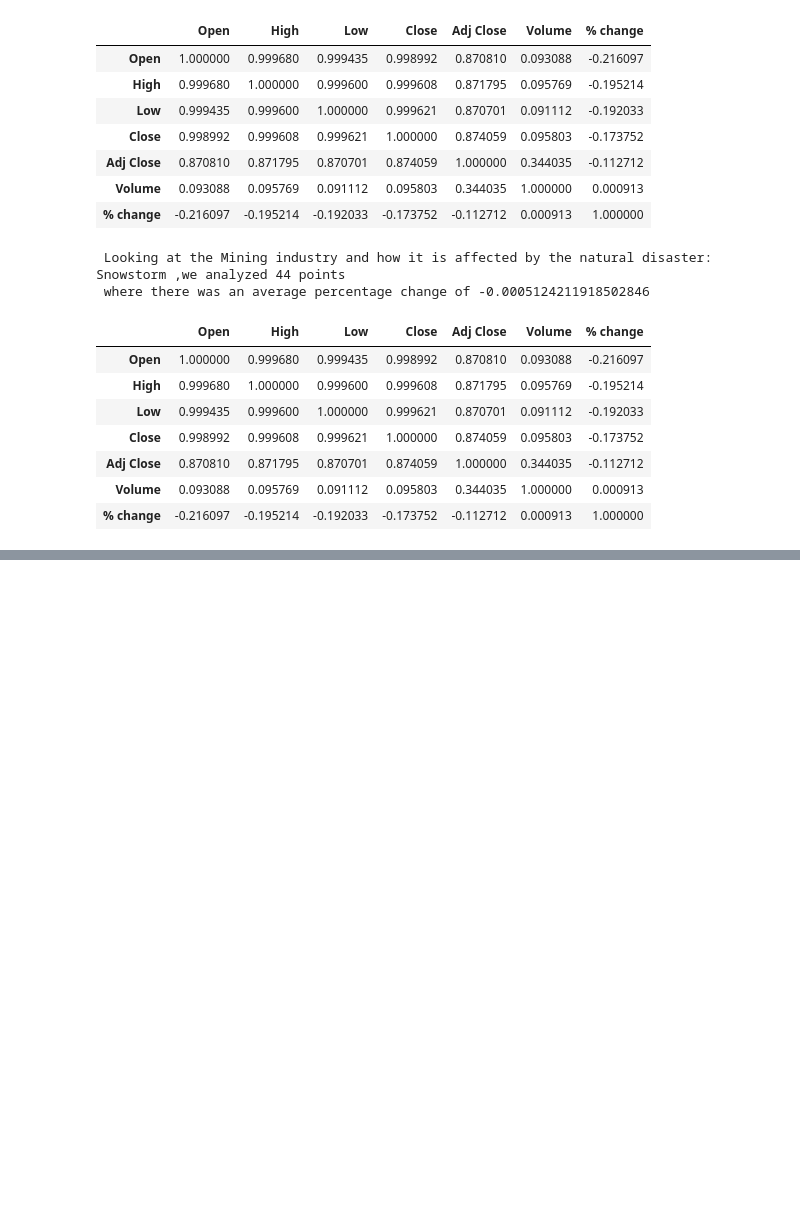
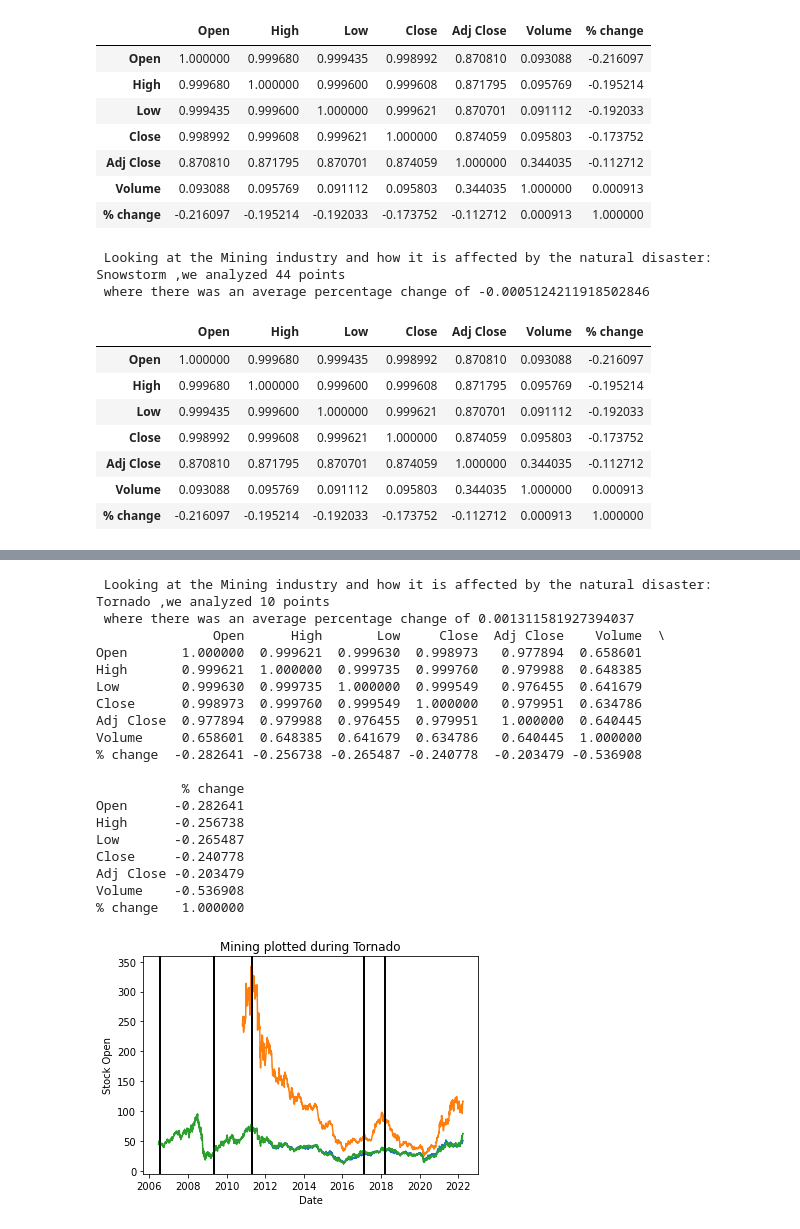
Before and after one commit to zessesni/CMSE202Financial3, a Jupyter notebook: CMSE 202 Financial 3 Official.ipynb, the cells around one changed output, grey strips where cells are left out. Cells and saved outputs as stored; diff of their text form; code cells hidden in the pictures; blank space fills up the shorter version.

```diff
--- a/CMSE 202 Financial 3 Official.ipynb
+++ b/CMSE 202 Financial 3 Official.ipynb
@@ -561,3 +714,26 @@ def f3(Industry, Natural_Disaster):
+# %%
+f3('Mining', 'Tornado')
+# %% [output]
+ Looking at the Mining industry and how it is affected by the natural disaster: Tornado ,we analyzed 10 points
+ where there was an average percentage change of 0.001311581927394037
+               Open      High       Low     Close  Adj Close    Volume  \
+Open       1.000000  0.999621  0.999630  0.998973   0.977894  0.658601
+High       0.999621  1.000000  0.999735  0.999760   0.979988  0.648385
+Low        0.999630  0.999735  1.000000  0.999549   0.976455  0.641679
+Close      0.998973  0.999760  0.999549  1.000000   0.979951  0.634786
+Adj Close  0.977894  0.979988  0.976455  0.979951   1.000000  0.640445
+Volume     0.658601  0.648385  0.641679  0.634786   0.640445  1.000000
+% change  -0.282641 -0.256738 -0.265487 -0.240778  -0.203479 -0.536908
+
+           % change
+Open      -0.282641
+High      -0.256738
+Low       -0.265487
+Close     -0.240778
+Adj Close -0.203479
+Volume    -0.536908
+% change   1.000000
+[figure, added]
 # %%
 f3('Mining', 'Hurricane')
 # %% [output]
```
Also changed, not shown: parts of 10 cells of this notebook.
